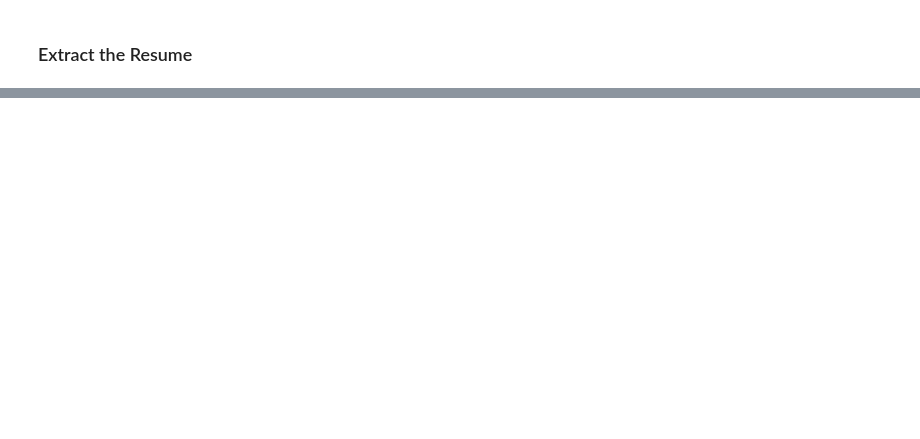
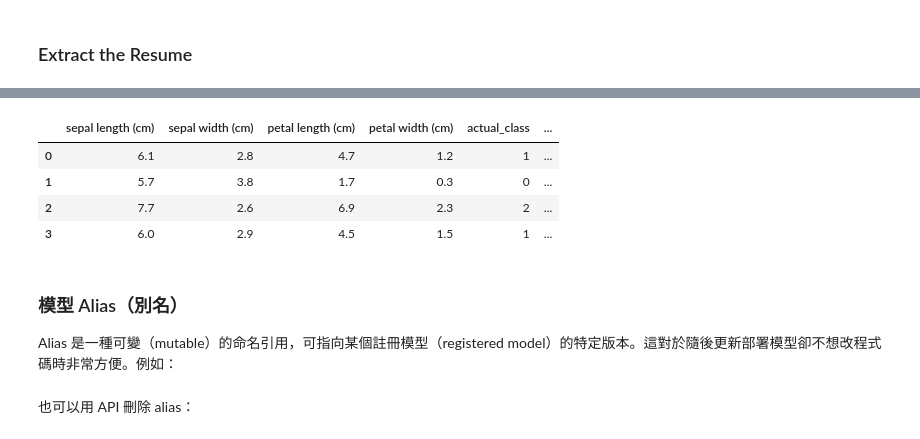
Before and after one commit to omegazerore/AI_Tutorial, a Jupyter notebook: tutorial/LLM+Langchain/Week-3/notebook_v2.ipynb, the cells around one changed output, grey strips where cells are left out. Saved outputs shown, nothing was run; the diff lists cells and outputs as text; code cells hidden in the pictures; blank space fills up the shorter version.

```diff
--- a/tutorial/LLM+Langchain/Week-3/notebook_v2.ipynb
+++ b/tutorial/LLM+Langchain/Week-3/notebook_v2.ipynb
@@ -1436,0 +1326,24 @@ https://python.langchain.com/v0.1/docs/modules/model_io/prompts/example_selector
+# %%
+model_uri = "models:/tracking-quickstart/1"    # version 1
+
+model_remote = mlflow.sklearn.load_model(model_uri)
+# %%
+predictions = model_remote.predict(X_test)
+
+iris_feature_names = datasets.load_iris().feature_names
+
+result = pd.DataFrame(X_test, columns=iris_feature_names)
+result["actual_class"] = y_test
+result["predicted_class"] = predictions
+
+result[:4]
+# %% [output]
+|  | sepal length (cm) | sepal width (cm) | petal length (cm) | petal width (cm) | actual_class | ... |
+| 0 | 6.1 | 2.8 | 4.7 | 1.2 | 1 | ... |
+| 1 | 5.7 | 3.8 | 1.7 | 0.3 | 0 | ... |
+| 2 | 7.7 | 2.6 | 6.9 | 2.3 | 2 | ... |
+| 3 | 6.0 | 2.9 | 4.5 | 1.5 | 1 | ... |
+# %% [markdown]
+### 模型 Alias（別名）
+
+Alias 是一種可變（mutable）的命名引用，可指向某個註冊模型（registered model）的特定版本。這對於隨後更新部署模型卻不想改程式碼時非常方便。例如：
@@ -1436,0 +1361,2 @@ https://python.langchain.com/v0.1/docs/modules/model_io/prompts/example_selector
+# %% [markdown]
+也可以用 API 刪除 alias：
```
Also changed, not shown: parts of 210 cells of this notebook, 25 other files.
